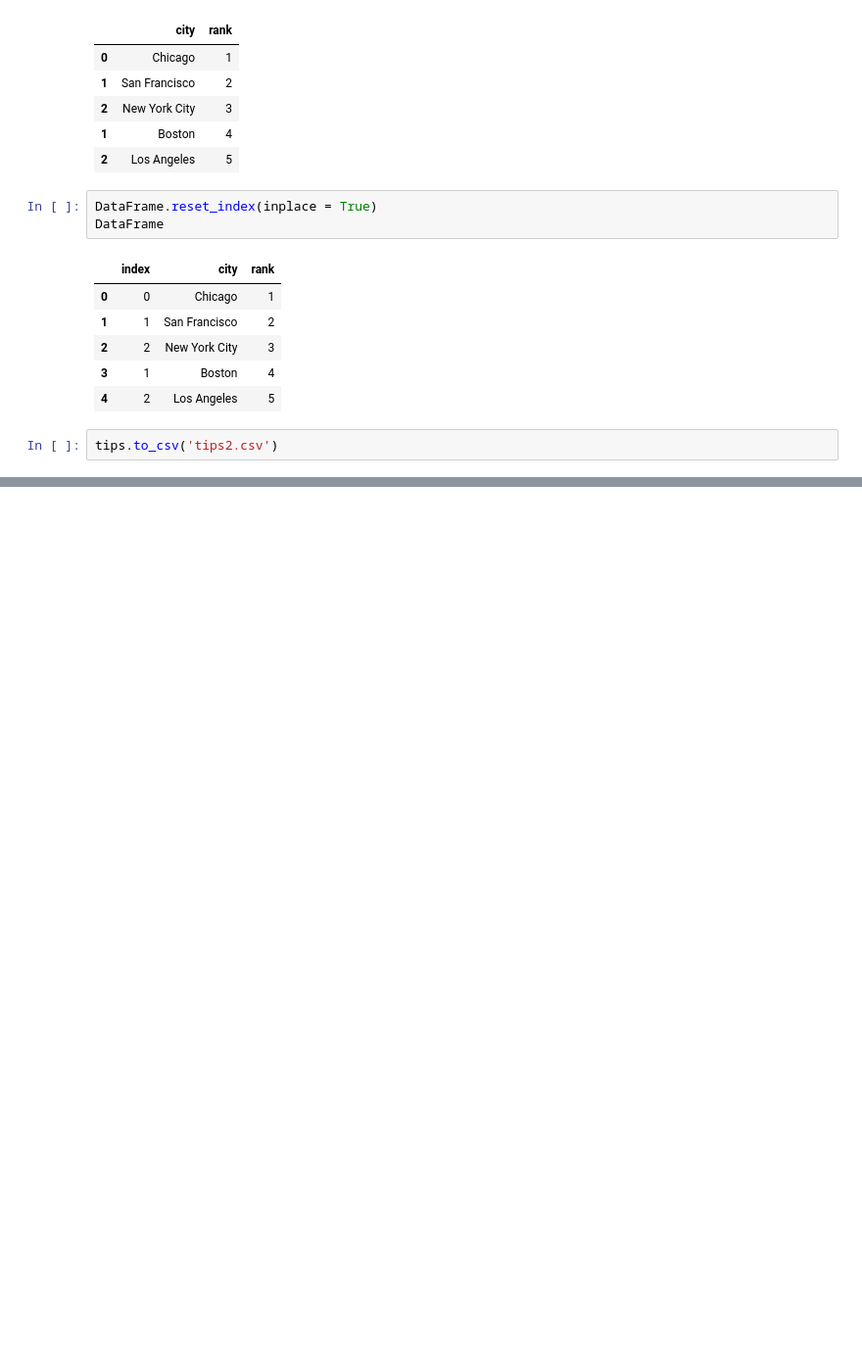
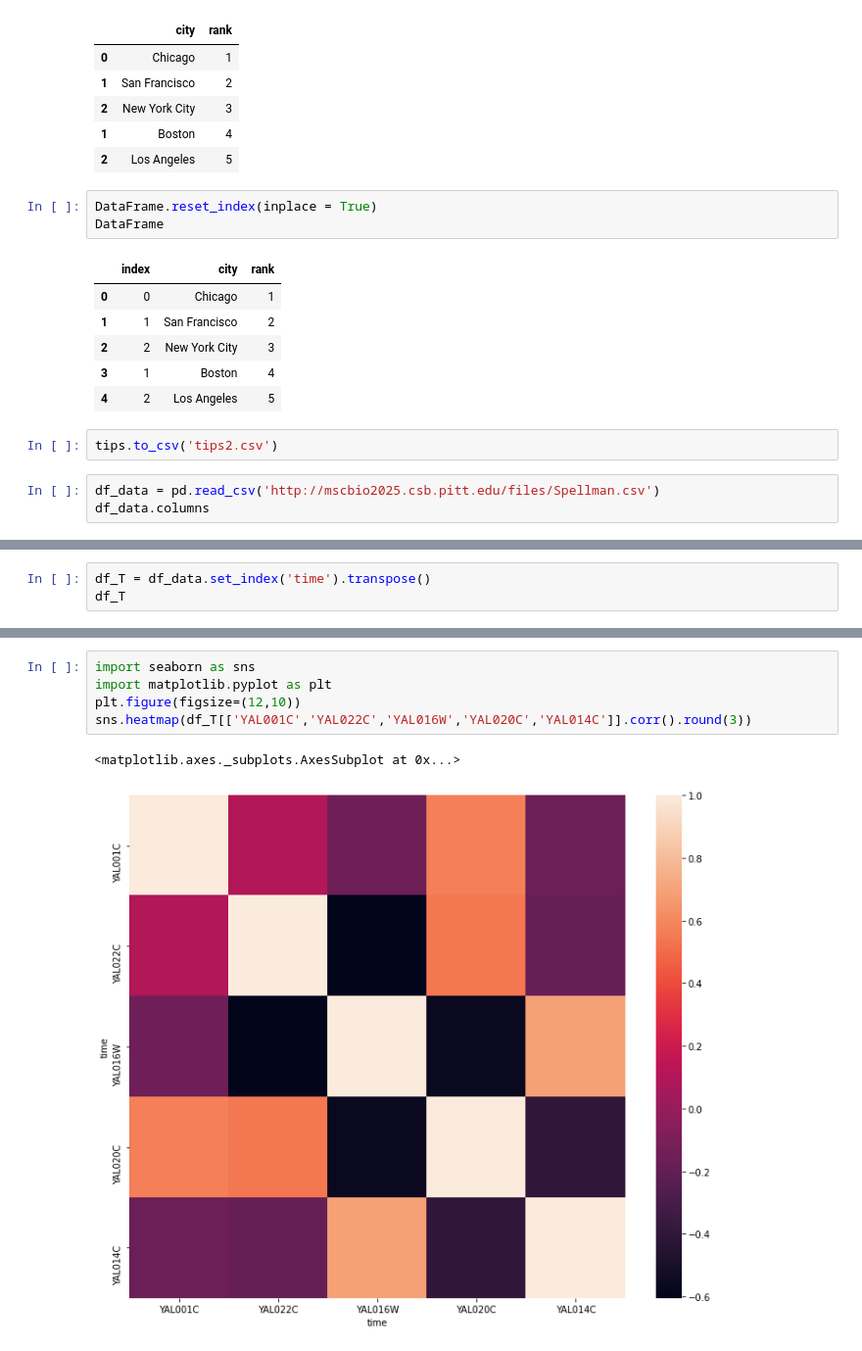
Before and after one commit to leodrivera/Leo_Notebooks, a Jupyter notebook: Semana3/Pandas.ipynb, the cells around one changed output, grey strips where cells are left out. Shown: that part at 98% size. Cells and saved outputs as stored; diff of their text form; blank space fills up the shorter version.

```diff
--- a/Semana3/Pandas.ipynb
+++ b/Semana3/Pandas.ipynb
@@ -235,3 +251,6 @@ DataFrame
 | 4 | 2 | Los Angeles | 5 |
 # %%
 tips.to_csv('tips2.csv')
+# %%
+df_data = pd.read_csv('http://mscbio2025.csb.pitt.edu/files/Spellman.csv')
+df_data.columns
@@ -237,0 +319,3 @@ tips.to_csv('tips2.csv')
+# %%
+df_T = df_data.set_index('time').transpose()
+df_T
@@ -237,0 +360,8 @@ tips.to_csv('tips2.csv')
+# %%
+import seaborn as sns
+import matplotlib.pyplot as plt
+plt.figure(figsize=(12,10))
+sns.heatmap(df_T[['YAL001C','YAL022C','YAL016W','YAL020C','YAL014C']].corr().round(3))
+# %% [output]
+<matplotlib.axes._subplots.AxesSubplot at 0x...>
+[figure, added]
```
Also changed, not shown: parts of 16 cells of this notebook.
